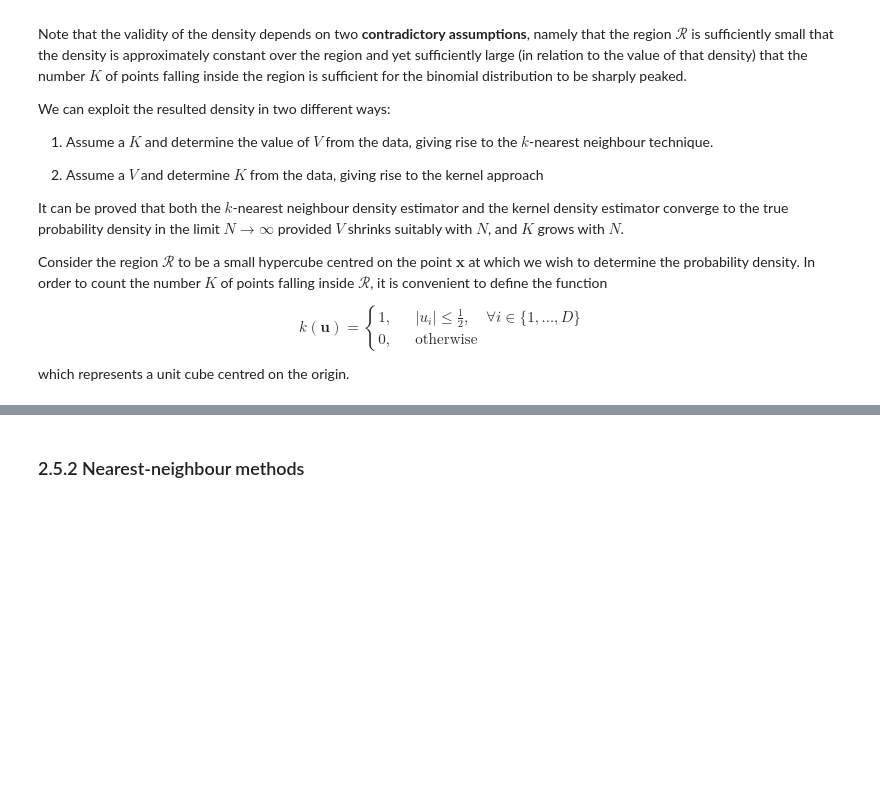
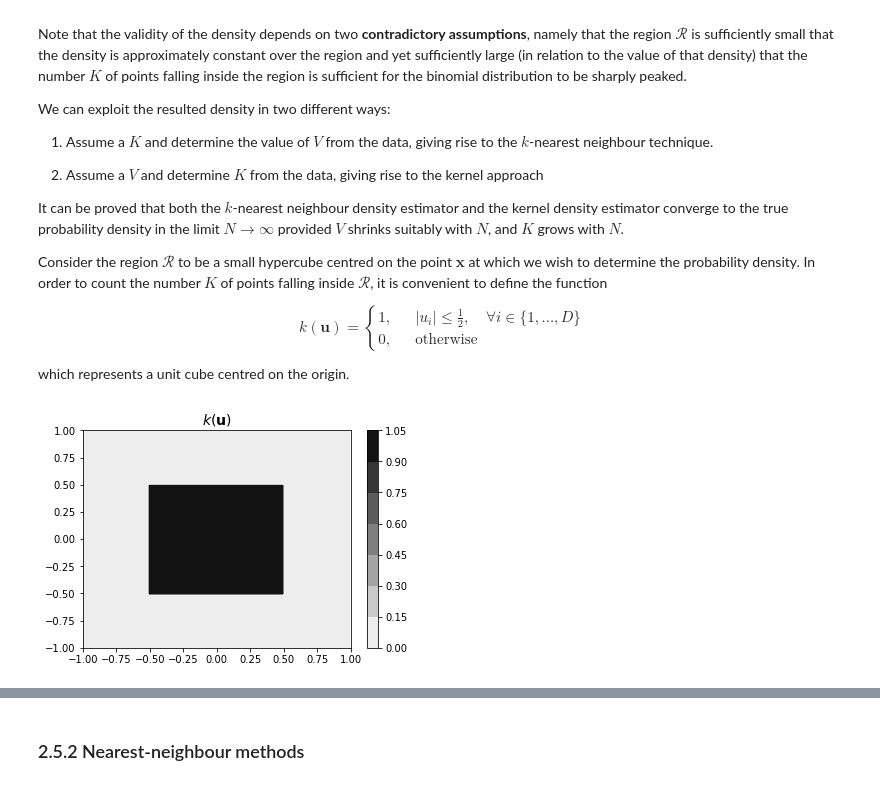
Before and after one commit to vagmcs/PRML, a Jupyter notebook: notebooks/ch2_probability_distributions.ipynb, the cells around one changed output, grey strips where cells are left out. Saved outputs shown, nothing was run; the diff lists cells and outputs as text; code cells hidden in the pictures; blank space fills up the shorter version.

```diff
--- a/notebooks/ch2_probability_distributions.ipynb
+++ b/notebooks/ch2_probability_distributions.ipynb
@@ -1379,7 +1382,10 @@ which represents a unit cube centred on the origin.
 # %%
 def k(u): return np.all(np.abs(u) <= 0.5)
 
-U = np.mgrid[-1:1:0.1, -1:1:0.1]
-sns.heatmap(np.apply_along_axis(k, 0, U), cmap="binary", xticklabels=False, yticklabels=False)
+U1, U2 = np.meshgrid(np.arange(-1, 1, 0.01), np.arange(-1, 1, 0.01))
+plt.contourf(U1, U2, np.apply_along_axis(k, 0, np.array([U1, U2])), cmap="binary")
 plt.title("$k(\mathbf{u})$", fontsize=14)
-plt.show()
+plt.xlim(-1, 1); plt.ylim(-1, 1)
+plt.colorbar(); plt.show()
+# %% [output]
+[figure, added]
```
Also changed, not shown: parts of 11 cells of this notebook.
